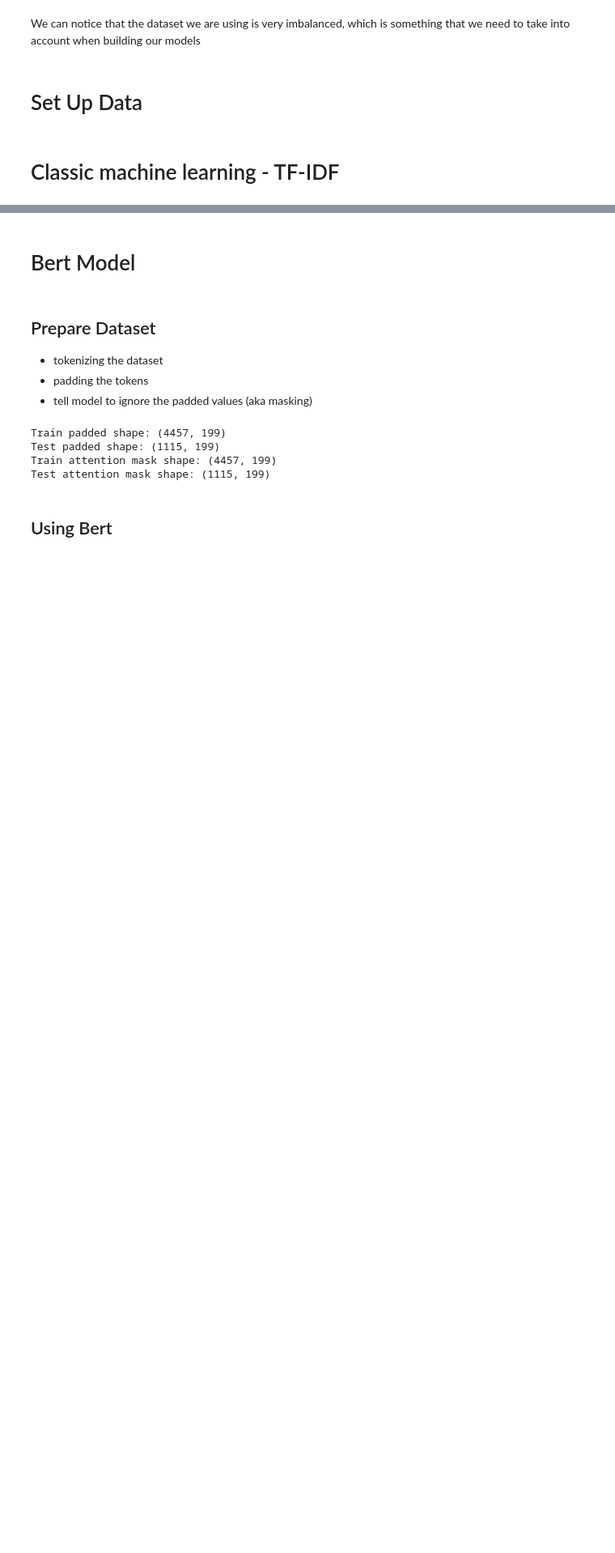
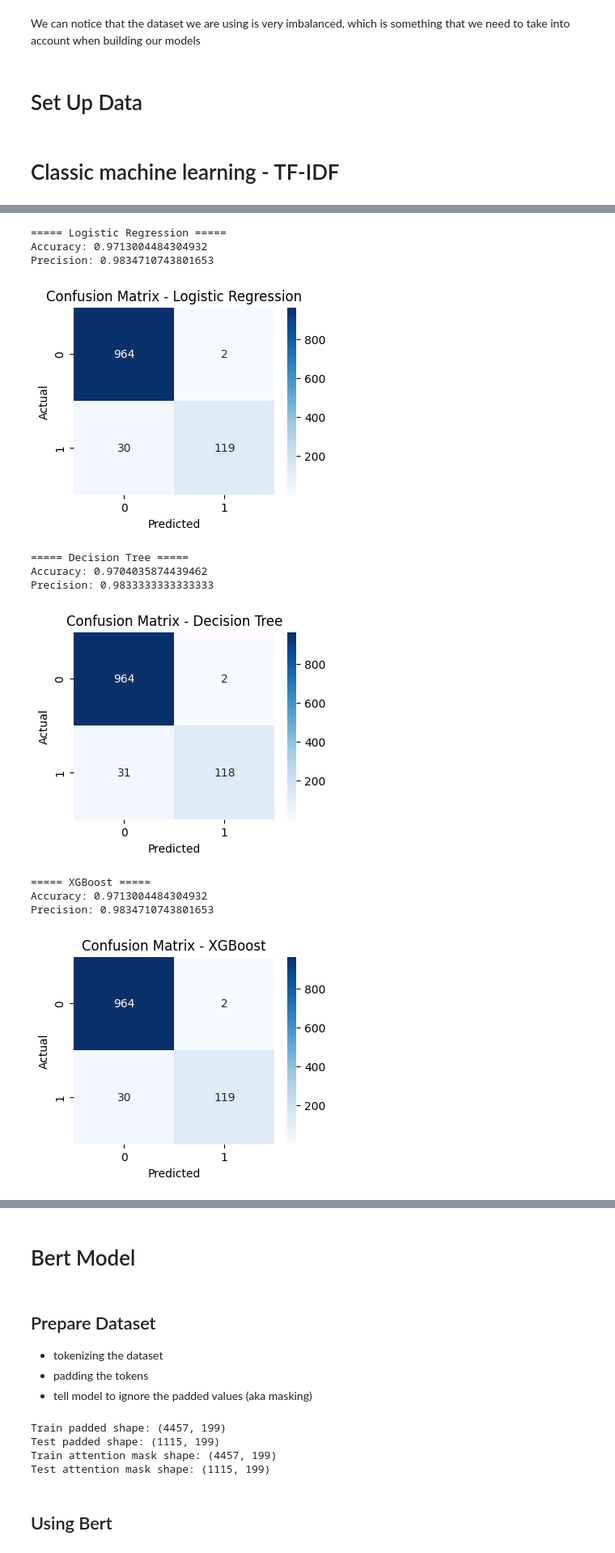
Before and after one commit to ninacunha/BERT-vs-TFIDF-TextClassification, a Jupyter notebook: Final.ipynb, the cells around one changed output, grey strips where cells are left out. Shown at 81% size. Drawn from its saved outputs; the diff is of its cells as text; code cells hidden in the pictures; blank space fills up the shorter version.

```diff
--- a/Final.ipynb
+++ b/Final.ipynb
@@ -237,0 +212,43 @@ KeyboardInterrupt:
+# %%
+final_model_params = {
+    'Logistic Regression': LogisticRegression(solver='liblinear', penalty='l2', class_weight='balanced', C=10, random_state=42),
+    'Decision Tree': DecisionTreeClassifier(max_depth=10,class_weight='balanced', min_samples_split=5, random_state=42),
+    'XGBoost': XGBClassifier(max_depth=3, learning_rate=0.1, n_estimators=100, random_state=42),
+    'Gradient Boosting': GradientBoostingClassifier(learning_rate=0.1, max_depth=3, n_estimators=200, random_state=42)
+}
+for name, final_model_params in clfs.items():
+    model.fit(X_train_TFIDF, y_train)
+    y_pred = model.predict(X_test_TFIDF)
+
+    acc = accuracy_score(y_test, y_pred)
+    prec = precision_score(y_test, y_pred)
+
+    print(f"\n===== {name} =====")
+    print("Accuracy:", acc)
+    print("Precision:", prec)
+
+    # Heatmap
+    cm = confusion_matrix(y_test, y_pred)
+    plt.figure(figsize=(4, 3))
+    sns.heatmap(cm, annot=True, fmt="d", cmap="Blues")
+    plt.title(f"Confusion Matrix - {name}")
+    plt.xlabel("Predicted")
+    plt.ylabel("Actual")
+    plt.show()
+
+    results[name] = {"accuracy": acc, "precision": prec}
+
+results
+# %% [output]
+===== Logistic Regression =====
+Accuracy: 0.9713004484304932
+Precision: 0.9834710743801653
+[figure, added]
+===== Decision Tree =====
+Accuracy: 0.9704035874439462
+Precision: 0.9833333333333333
+[figure, added]
+===== XGBoost =====
+Accuracy: 0.9713004484304932
+Precision: 0.9834710743801653
+[figure, added]
```
Also changed, not shown: parts of 4 cells of this notebook.
